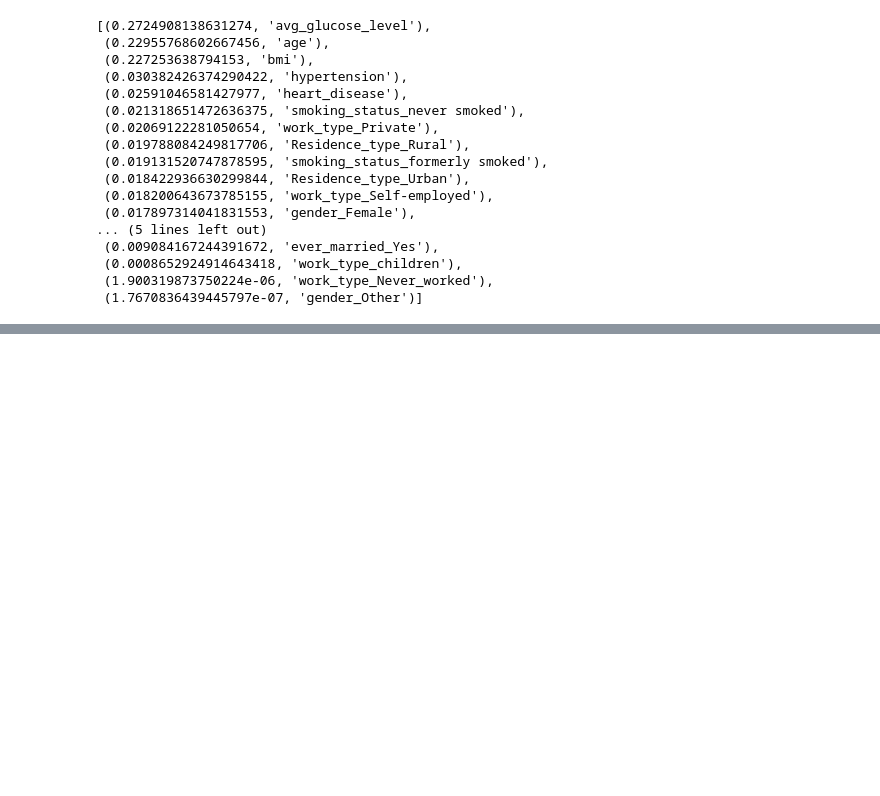
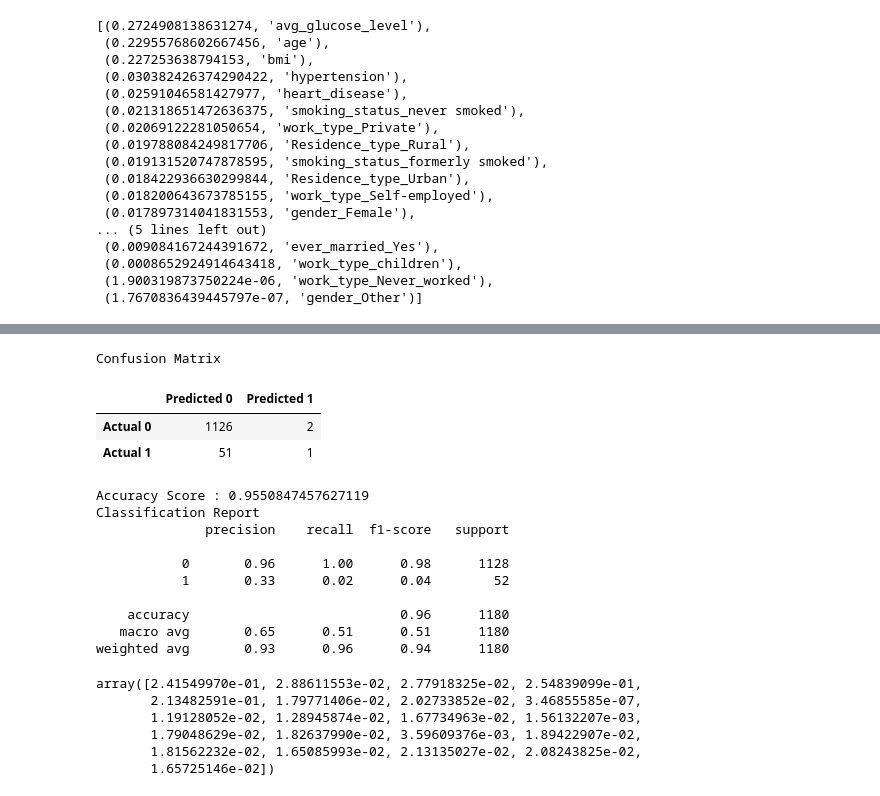
Before and after one commit to sadayas/strokerisks, a Jupyter notebook: scaleandmachinelearn.ipynb, the cells around one changed output, grey strips where cells are left out. Drawn from its saved outputs; the diff is of its cells as text; code cells hidden in the pictures; blank space fills up the shorter version.

```diff
--- a/scaleandmachinelearn.ipynb
+++ b/scaleandmachinelearn.ipynb
@@ -307,0 +408,32 @@ sorted(zip(rf_model.feature_importances_, oheX.columns), reverse=True)
+# %%
+# Displaying results
+print("Confusion Matrix")
+display(cm_df)
+print(f"Accuracy Score : {acc2_score}")
+print("Classification Report")
+print(classification_report(y_test, predictions))
+# %% [output]
+Confusion Matrix
+|  | Predicted 0 | Predicted 1 |
+| Actual 0 | 1126 | 2 |
+| Actual 1 | 51 | 1 |
+Accuracy Score : 0.9550847457627119
+Classification Report
+              precision    recall  f1-score   support
+
+           0       0.96      1.00      0.98      1128
+           1       0.33      0.02      0.04        52
+
+    accuracy                           0.96      1180
+   macro avg       0.65      0.51      0.51      1180
+weighted avg       0.93      0.96      0.94      1180
+# %%
+importances = rf_model.feature_importances_
+importances
+# %% [output]
+array([2.41549970e-01, 2.88611553e-02, 2.77918325e-02, 2.54839099e-01,
+       2.13482591e-01, 1.79771406e-02, 2.02733852e-02, 3.46855585e-07,
+       1.19128052e-02, 1.28945874e-02, 1.67734963e-02, 1.56132207e-03,
+       1.79048629e-02, 1.82637990e-02, 3.59609376e-03, 1.89422907e-02,
+       1.81562232e-02, 1.65085993e-02, 2.13135027e-02, 2.08243825e-02,
+       1.65725146e-02])
```
Also changed, not shown: parts of 14 cells of this notebook.
